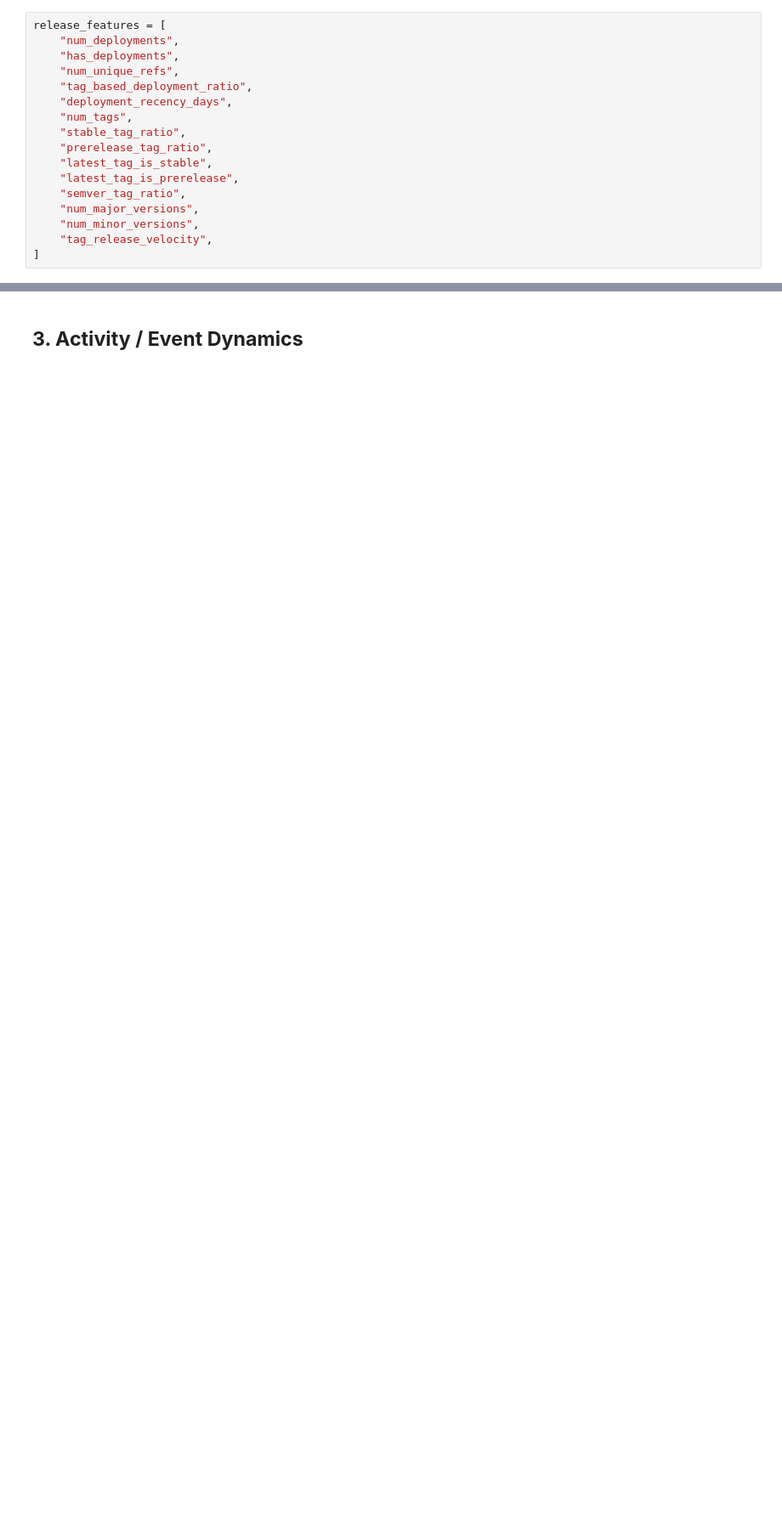
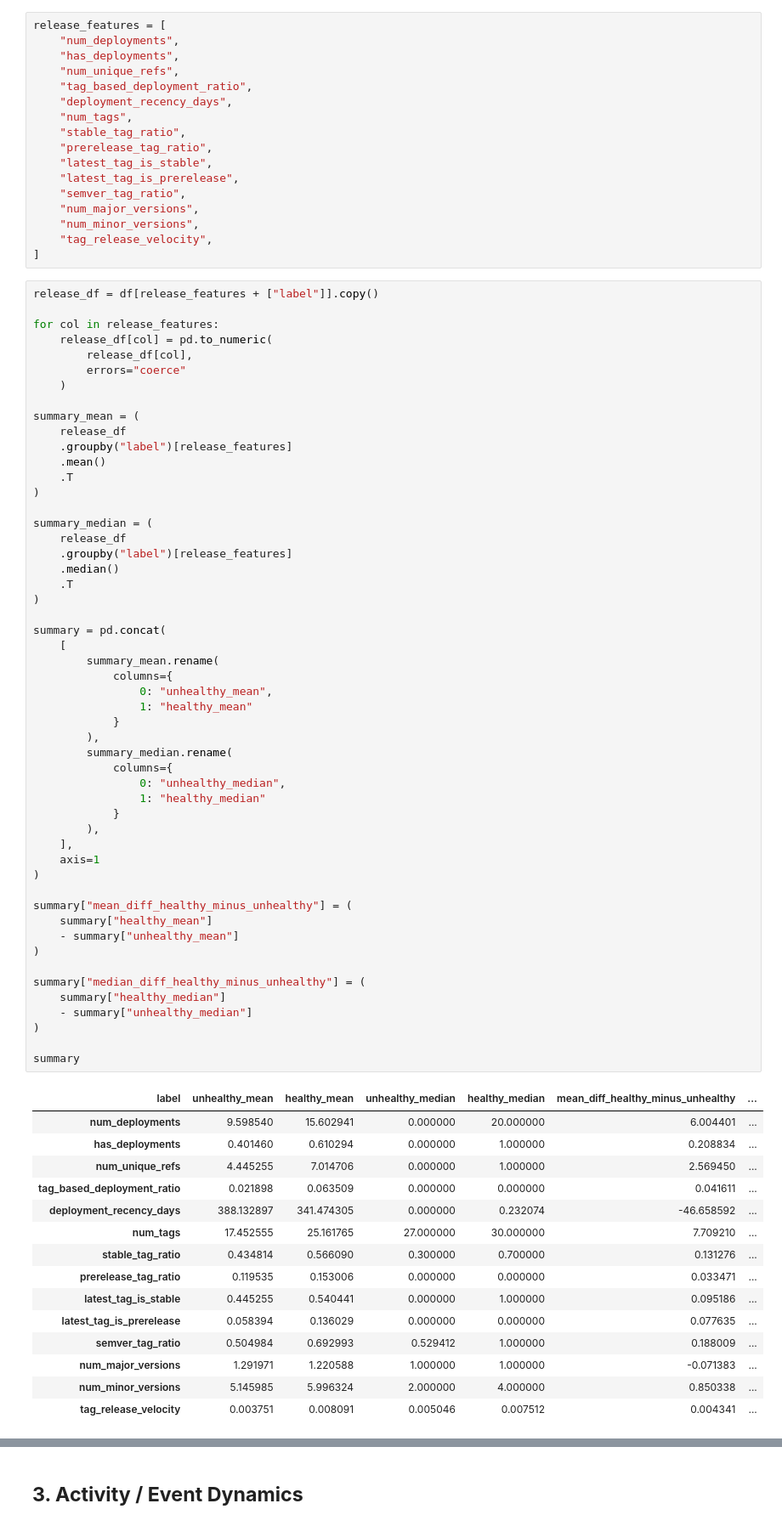
Before and after one commit to OpenSource-2026/oss-health-data, a Jupyter notebook: src/1_FEATURE.ipynb, the cells around one changed output, grey strips where cells are left out. Shown at 85% size. Drawn from its saved outputs; the diff is of its cells as text; blank space fills up the shorter version.

```diff
--- a/src/1_FEATURE.ipynb
+++ b/src/1_FEATURE.ipynb
@@ -453,3 +474,71 @@ release_features = [
     "num_minor_versions",
     "tag_release_velocity",
 ]
+# %%
+release_df = df[release_features + ["label"]].copy()
+
+for col in release_features:
+    release_df[col] = pd.to_numeric(
+        release_df[col],
+        errors="coerce"
+    )
+
+summary_mean = (
+    release_df
+    .groupby("label")[release_features]
+    .mean()
+    .T
+)
+
+summary_median = (
+    release_df
+    .groupby("label")[release_features]
+    .median()
+    .T
+)
+
+summary = pd.concat(
+    [
+        summary_mean.rename(
+            columns={
+                0: "unhealthy_mean",
+                1: "healthy_mean"
+            }
+        ),
+        summary_median.rename(
+            columns={
+                0: "unhealthy_median",
+                1: "healthy_median"
+            }
+        ),
+    ],
+    axis=1
+)
+
+summary["mean_diff_healthy_minus_unhealthy"] = (
+    summary["healthy_mean"]
+    - summary["unhealthy_mean"]
+)
+
+summary["median_diff_healthy_minus_unhealthy"] = (
+    summary["healthy_median"]
+    - summary["unhealthy_median"]
+)
+
+summary
+# %% [output]
+| label | unhealthy_mean | healthy_mean | unhealthy_median | healthy_median | mean_diff_healthy_minus_unhealthy | ... |
+| num_deployments | 9.598540 | 15.602941 | 0.000000 | 20.000000 | 6.004401 | ... |
+| has_deployments | 0.401460 | 0.610294 | 0.000000 | 1.000000 | 0.208834 | ... |
+| num_unique_refs | 4.445255 | 7.014706 | 0.000000 | 1.000000 | 2.569450 | ... |
+| tag_based_deployment_ratio | 0.021898 | 0.063509 | 0.000000 | 0.000000 | 0.041611 | ... |
+| deployment_recency_days | 388.132897 | 341.474305 | 0.000000 | 0.232074 | -46.658592 | ... |
+| num_tags | 17.452555 | 25.161765 | 27.000000 | 30.000000 | 7.709210 | ... |
+| stable_tag_ratio | 0.434814 | 0.566090 | 0.300000 | 0.700000 | 0.131276 | ... |
+| prerelease_tag_ratio | 0.119535 | 0.153006 | 0.000000 | 0.000000 | 0.033471 | ... |
+| latest_tag_is_stable | 0.445255 | 0.540441 | 0.000000 | 1.000000 | 0.095186 | ... |
+| latest_tag_is_prerelease | 0.058394 | 0.136029 | 0.000000 | 0.000000 | 0.077635 | ... |
+| semver_tag_ratio | 0.504984 | 0.692993 | 0.529412 | 1.000000 | 0.188009 | ... |
+| num_major_versions | 1.291971 | 1.220588 | 1.000000 | 1.000000 | -0.071383 | ... |
+| num_minor_versions | 5.145985 | 5.996324 | 2.000000 | 4.000000 | 0.850338 | ... |
+| tag_release_velocity | 0.003751 | 0.008091 | 0.005046 | 0.007512 | 0.004341 | ... |
```
Also changed, not shown: parts of 14 cells of this notebook.
